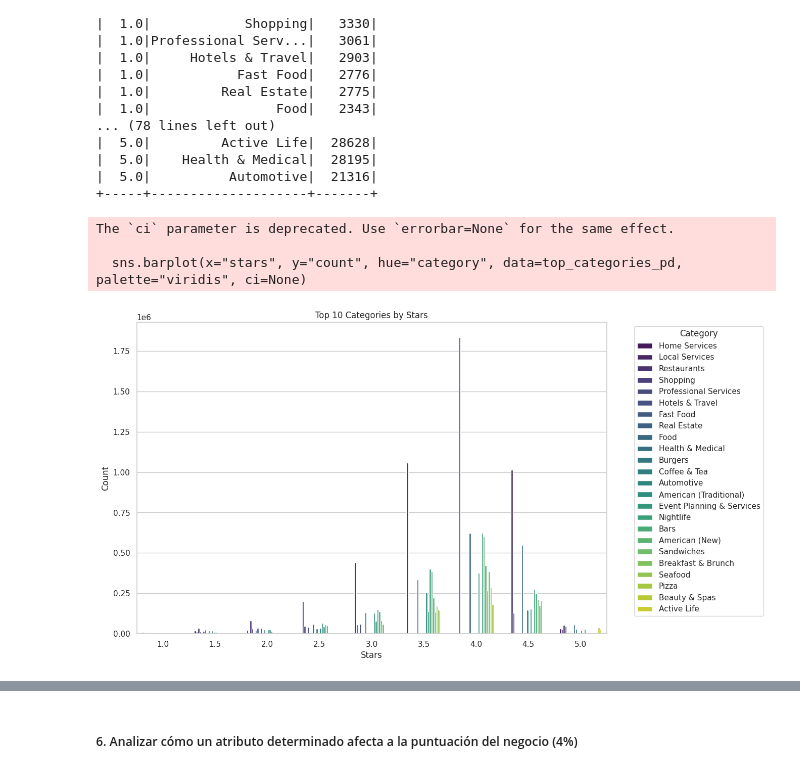
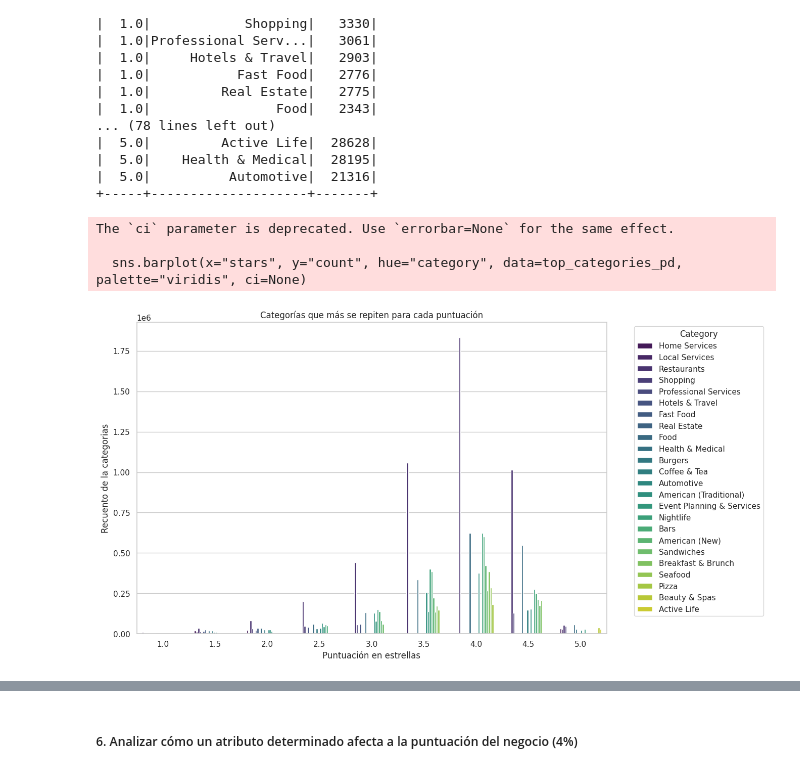
Before and after one commit to EndikaEiros/Yelp_Proyecto, a Jupyter notebook: consultas_spark.ipynb, the cells around one changed output, grey strips where cells are left out. Cells and saved outputs as stored; diff of their text form; code cells hidden in the pictures.

```diff
--- a/consultas_spark.ipynb
+++ b/consultas_spark.ipynb
@@ -394,22 +394,22 @@ top_categories_by_stars.show(500)
 # %%
 top_categories_pd = top_categories_by_stars.toPandas()
 
 # Configurar el estilo de Seaborn (opcional)
 sns.set(style="whitegrid")
 
 # Crear un gráfico de barras apiladas utilizando Seaborn
 plt.figure(figsize=(12, 8))
 sns.barplot(x="stars", y="count", hue="category", data=top_categories_pd, palette="viridis", ci=None)
 plt.title("Categorías que más se repiten para cada puntuación")
 plt.xlabel("Puntuación en estrellas")
-plt.ylabel("Recuento de categorias")
+plt.ylabel("Recuento de la categorias")
 plt.legend(title="Category", bbox_to_anchor=(1.05, 1), loc='upper left')
 plt.show()
 # %% [output]
 The `ci` parameter is deprecated. Use `errorbar=None` for the same effect.
 
   sns.barplot(x="stars", y="count", hue="category", data=top_categories_pd, palette="viridis", ci=None)
-[figure, old version]
+[figure, new version]
 # %%
 top_categories_pd = top_categories_by_stars.toPandas()
 
```
Also changed, not shown: parts of 3 cells of this notebook.
